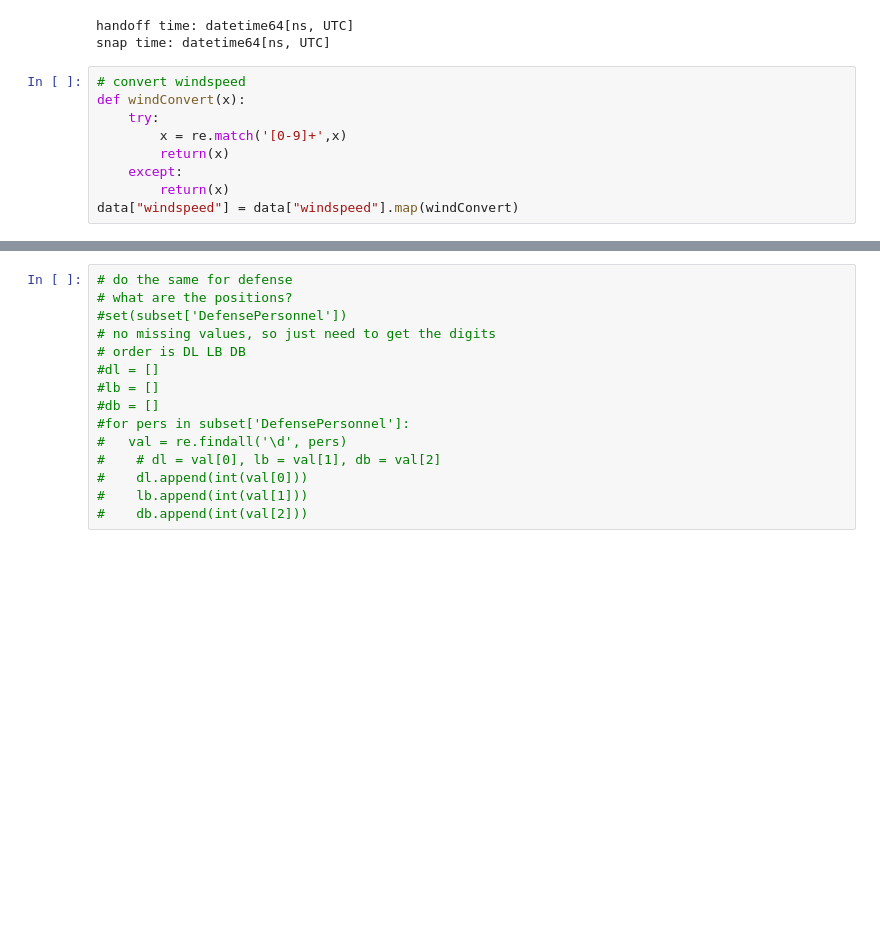
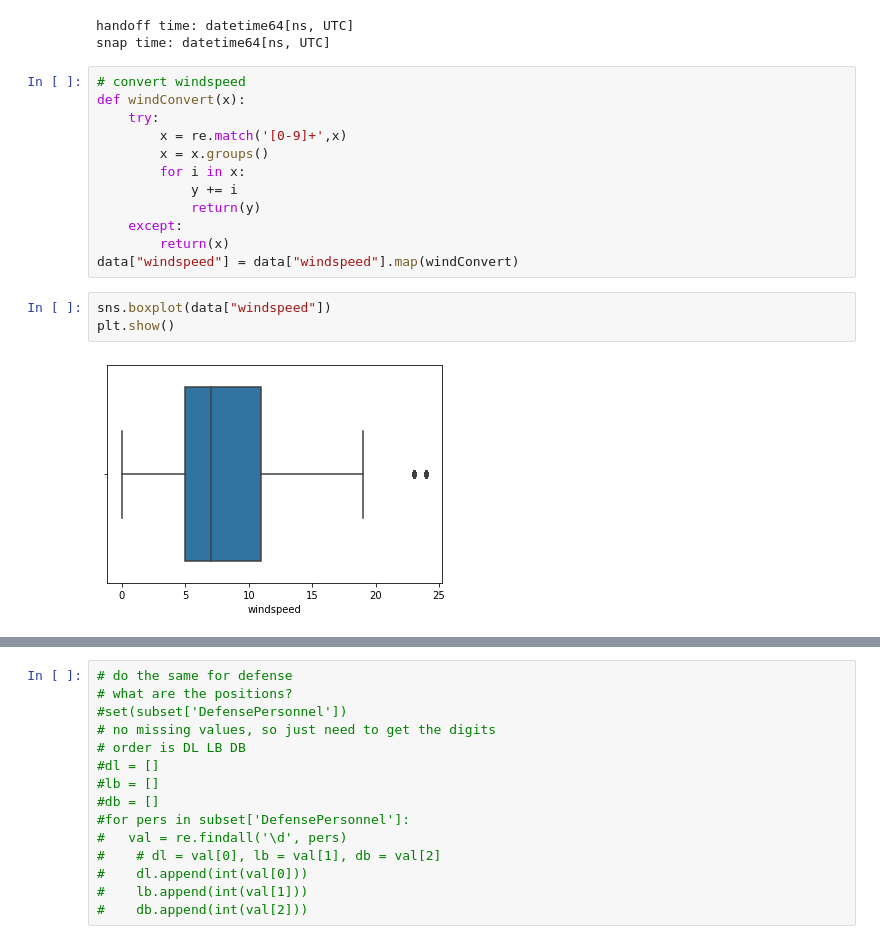
Before and after one commit to MaloneyJason/Rush-Yards, a Jupyter notebook: Yard Prediction Exploration.ipynb, the cells around one changed output, grey strips where cells are left out. Cells and saved outputs as stored; diff of their text form; blank space fills up the shorter version.

```diff
--- a/Yard Prediction Exploration.ipynb
+++ b/Yard Prediction Exploration.ipynb
@@ -97,7 +97,15 @@ snap time: datetime64[ns, UTC]
 def windConvert(x):
     try:
         x = re.match('[0-9]+',x)
-        return(x)
+        x = x.groups()
+        for i in x:
+            y += i
+            return(y)
     except:
         return(x)
 data["windspeed"] = data["windspeed"].map(windConvert)
+# %%
+sns.boxplot(data["windspeed"])
+plt.show()
+# %% [output]
+[figure, added]
```
Also changed, not shown: parts of 12 cells of this notebook.
